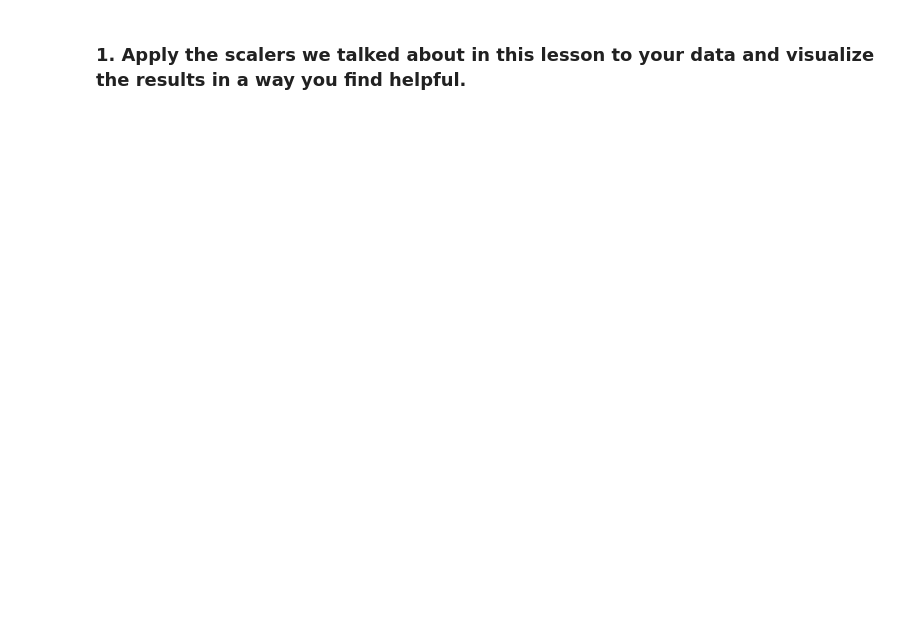
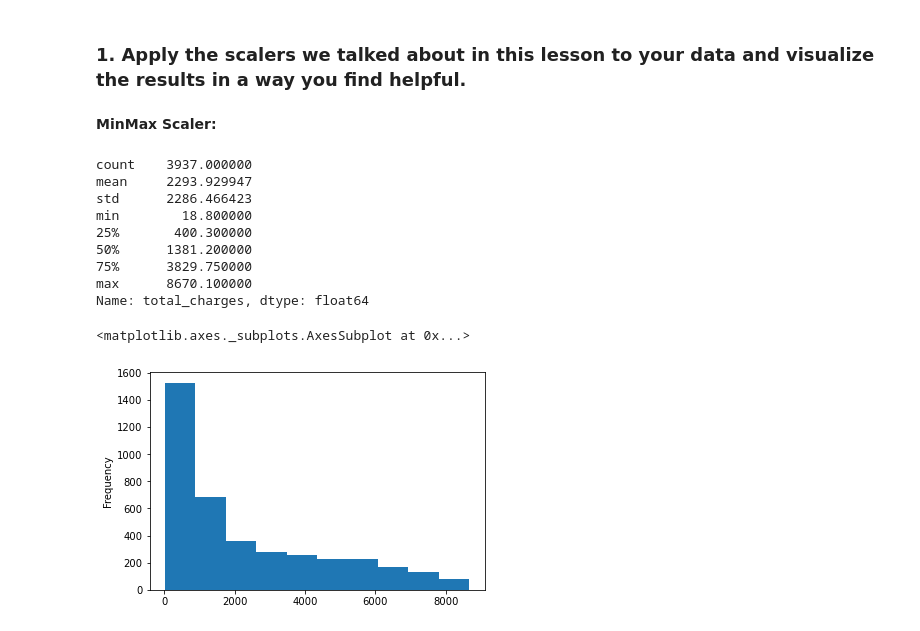
Before and after one commit to KwameTaylor/regression-exercises, a Jupyter notebook: scaling.ipynb, the cells around one changed output. Drawn from its saved outputs; the diff is of its cells as text; code cells hidden in the pictures; blank space fills up the shorter version.

```diff
--- a/scaling.ipynb
+++ b/scaling.ipynb
@@ -156,2 +173,19 @@ Shape of test: (1407, 13)
 # %% [markdown]
 ### 1. Apply the scalers we talked about in this lesson to your data and visualize the results in a way  you find helpful.
+# %% [markdown]
+**MinMax Scaler:**
+# %%
+print(train.total_charges.describe())
+train.total_charges.plot.hist()
+# %% [output]
+count    3937.000000
+mean     2293.929947
+std      2286.466423
+min        18.800000
+25%       400.300000
+50%      1381.200000
+75%      3829.750000
+max      8670.100000
+Name: total_charges, dtype: float64
+<matplotlib.axes._subplots.AxesSubplot at 0x...>
+[figure, added]
```
Also changed, not shown: parts of 21 cells of this notebook.
